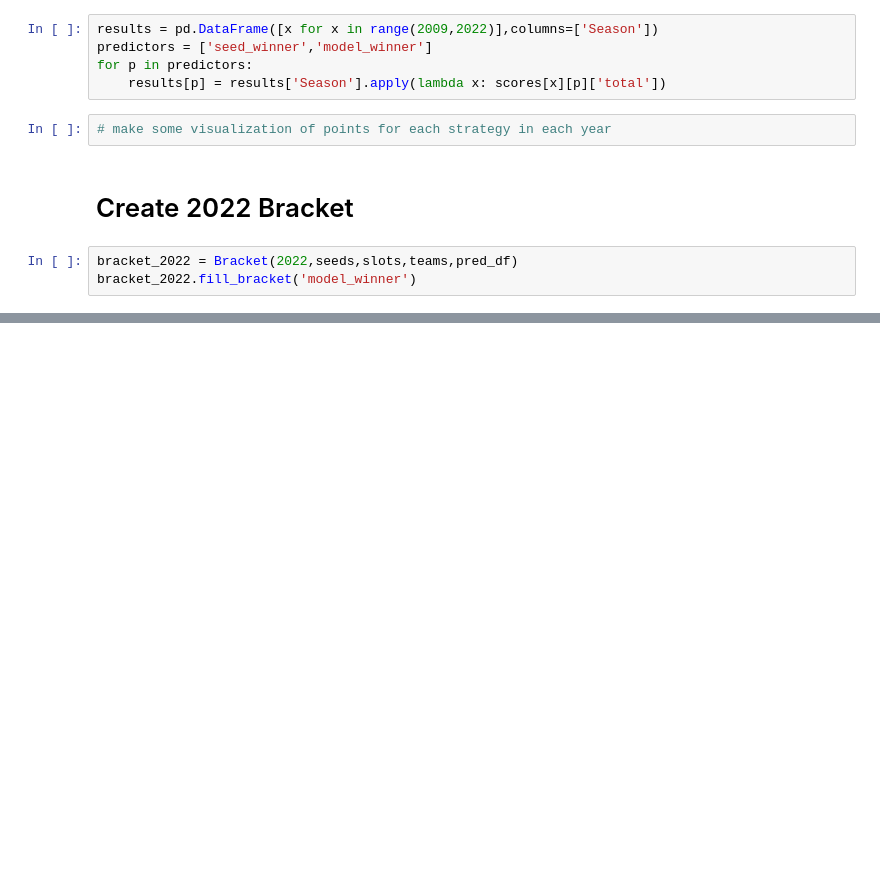
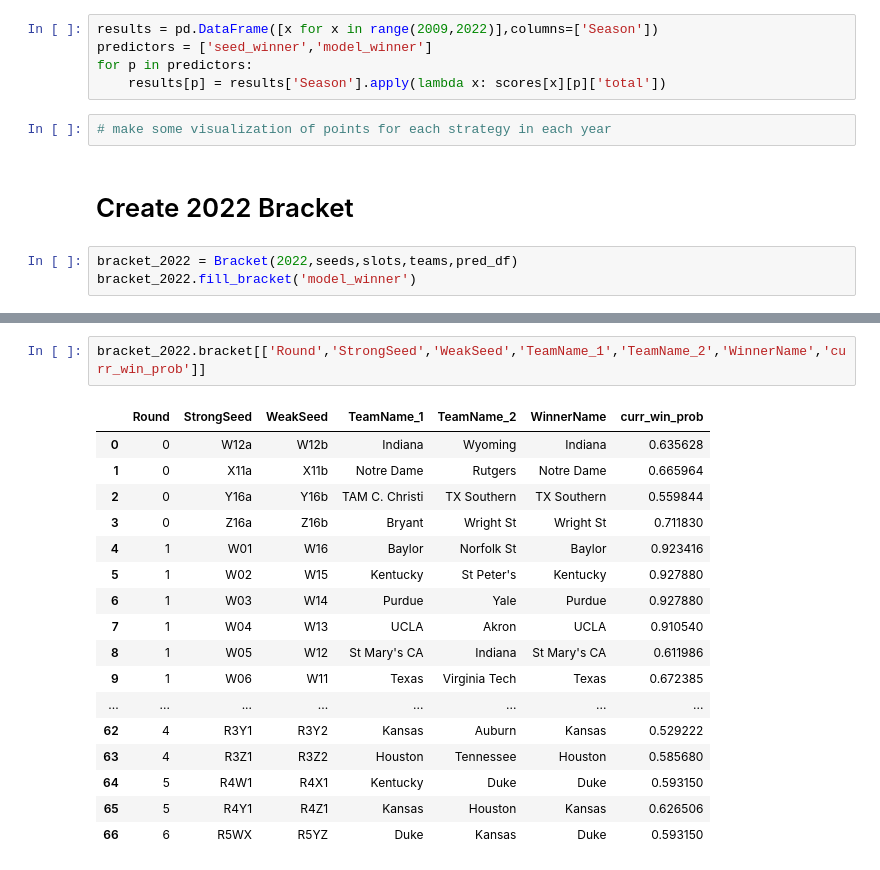
Before and after one commit to dylanfarrell/march-madness-bracket-prediction, a Jupyter notebook: bracket_maker.ipynb, the cells around one changed output, grey strips where cells are left out. Saved outputs shown, nothing was run; the diff lists cells and outputs as text; blank space fills up the shorter version.

```diff
--- a/bracket_maker.ipynb
+++ b/bracket_maker.ipynb
@@ -309,0 +327,20 @@ bracket_2022.bracket.to_csv('brackets/2022_bracket_v1.csv')
+# %%
+bracket_2022.bracket[['Round','StrongSeed','WeakSeed','TeamName_1','TeamName_2','WinnerName','curr_win_prob']]
+# %% [output]
+|  | Round | StrongSeed | WeakSeed | TeamName_1 | TeamName_2 | WinnerName | curr_win_prob |
+| 0 | 0 | W12a | W12b | Indiana | Wyoming | Indiana | 0.635628 |
+| 1 | 0 | X11a | X11b | Notre Dame | Rutgers | Notre Dame | 0.665964 |
+| 2 | 0 | Y16a | Y16b | TAM C. Christi | TX Southern | TX Southern | 0.559844 |
+| 3 | 0 | Z16a | Z16b | Bryant | Wright St | Wright St | 0.711830 |
+| 4 | 1 | W01 | W16 | Baylor | Norfolk St | Baylor | 0.923416 |
+| 5 | 1 | W02 | W15 | Kentucky | St Peter's | Kentucky | 0.927880 |
+| 6 | 1 | W03 | W14 | Purdue | Yale | Purdue | 0.927880 |
+| 7 | 1 | W04 | W13 | UCLA | Akron | UCLA | 0.910540 |
+| 8 | 1 | W05 | W12 | St Mary's CA | Indiana | St Mary's CA | 0.611986 |
+| 9 | 1 | W06 | W11 | Texas | Virginia Tech | Texas | 0.672385 |
+| ... | ... | ... | ... | ... | ... | ... | ... |
+| 62 | 4 | R3Y1 | R3Y2 | Kansas | Auburn | Kansas | 0.529222 |
+| 63 | 4 | R3Z1 | R3Z2 | Houston | Tennessee | Houston | 0.585680 |
+| 64 | 5 | R4W1 | R4X1 | Kentucky | Duke | Duke | 0.593150 |
+| 65 | 5 | R4Y1 | R4Z1 | Kansas | Houston | Kansas | 0.626506 |
+| 66 | 6 | R5WX | R5YZ | Duke | Kansas | Duke | 0.593150 |
```
Also changed, not shown: parts of 12 cells of this notebook, 2 other files.
